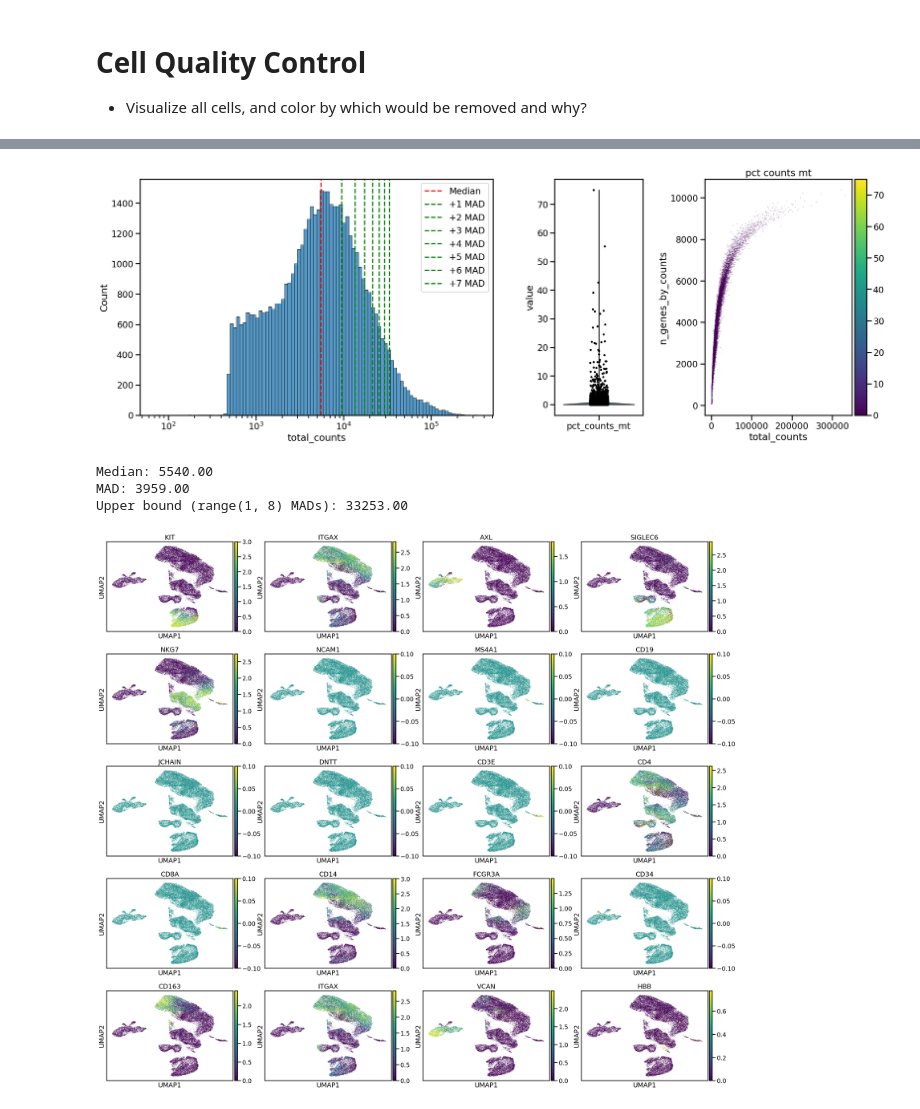
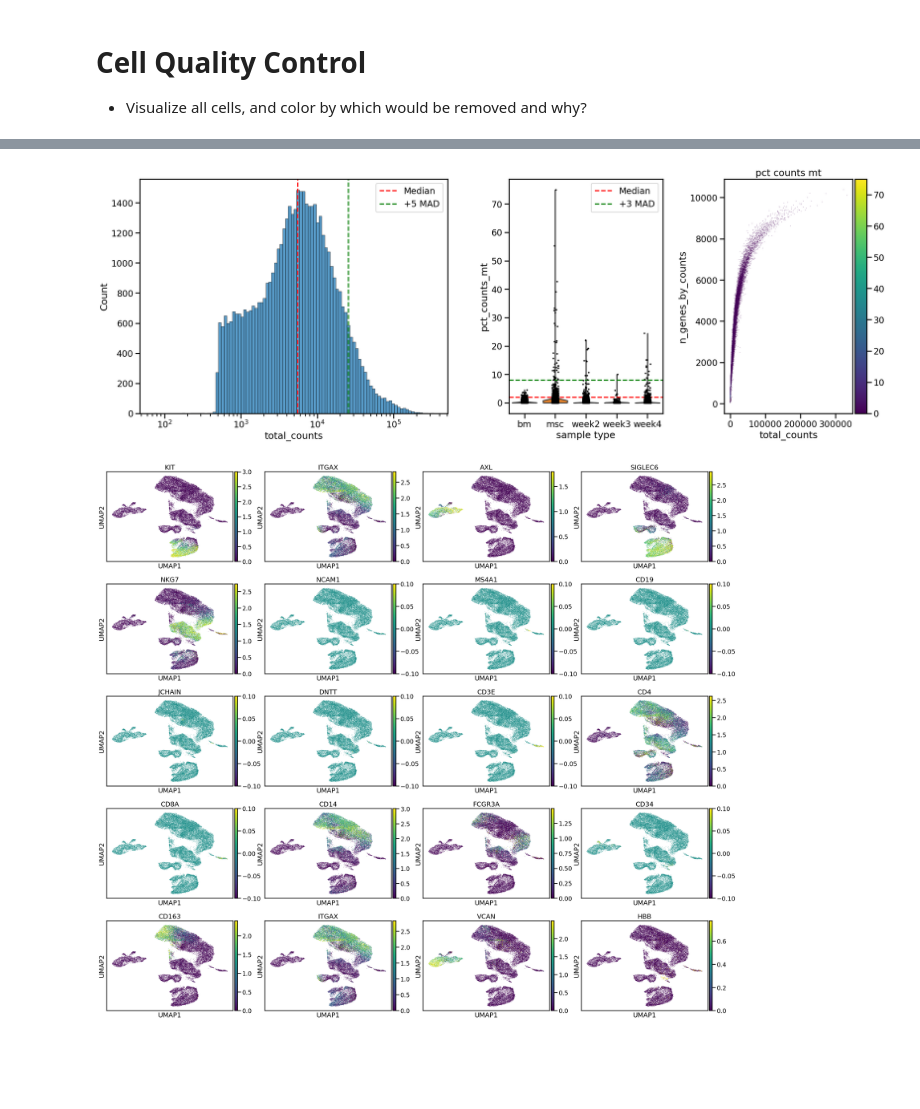
Before and after one commit to kevin-lee-aifi/mm_bm_chip_organoids, a Jupyter notebook: EXP-01244/rerun_notebooks/processing.ipynb, the cells around one changed output, grey strips where cells are left out. Cells and saved outputs as stored; diff of their text form; code cells hidden in the pictures; blank space fills up the shorter version.

```diff
--- a/EXP-01244/rerun_notebooks/processing.ipynb
+++ b/EXP-01244/rerun_notebooks/processing.ipynb
@@ -11,3 +11,6 @@ wdir = hdir + "/mm_analysis/EXP-01244"
 pltdir = wdir + "/plots/"
 objdir = wdir + "/objects/"
 degdir = wdir + "/deg_list/"
+
+raw_adata = sc.read_h5ad(hdir + '/mm_analysis/EXP-01244/rerun_objects/raw_adata.h5ad')
+adata = sc.read_h5ad(hdir + '/mm_analysis/EXP-01244/rerun_objects/adata.h5ad')
@@ -191,22 +287,25 @@ raw_adata.obs
 # %%
-import numpy as np
-from scipy.stats import median_abs_deviation
-import seaborn as sns
-import matplotlib.pyplot as plt
-import scanpy as sc
+def plot_with_mads(adata, nmad=5, mt_nmad=3):
 
-def plot_with_mads(adata, nmads=range(1, 8)):
     fig, ax = plt.subplots(1, 3, figsize=(25, 8),
-                          gridspec_kw={'width_ratios': [2, 0.5, 1], 'wspace': 0.3})
+                          gridspec_kw={'width_ratios': [2, 1, 1], 'wspace': 0.3})
+
+    adata.var["mt"] = adata.var_names.str.startswith("MT-")                 # mitochondrial genes
+    adata.var["ribo"] = adata.var_names.str.startswith(("RPS", "RPL"))      # ribosomal genes
+    adata.var["hb"] = adata.var_names.str.contains(("^HB[^(P)]"))           # hemoglobin genes
+
+    sc.pp.calculate_qc_metrics(
+        adata, qc_vars=["mt", "ribo", "hb"], inplace=True, percent_top=[20], log1p=True
+    )
 
     # Calculate MAD thresholds
-    M = adata.obs["total_counts"]
-    median = np.median(M)
-    mad = median_abs_deviation(M)
+    counts_M = adata.obs["total_counts"]
+    counts_median = np.median(counts_M)
+    counts_mad = median_abs_deviation(counts_M)
 
     # Plot histogram with MAD thresholds
     sns.histplot(
-        data=M,
+        data=counts_M,
         bins=100,
         kde=False,
         ax=ax[0],
@@ -214,51 +313,53 @@ def plot_with_mads(adata, nmads=range(1, 8)):
     )
 
     # Add vertical lines for median and MAD thresholds
-    ax[0].axvline(x=median, color='red', linestyle='--', label='Median')
+    ax[0].axvline(x=counts_median, color='red', linestyle='--', label='Median')
 
-    for nmad in nmads:
-        upper_bound = median + nmad * mad
-        ax[0].axvline(x=upper_bound, color='green', linestyle='--', label=f'+{nmad} MAD')
+    count_upper_bound = counts_median + nmad * counts_mad
+    ax[0].axvline(x=count_upper_bound, color='green', linestyle='--', label=f'+{nmad} MAD')
 
     ax[0].legend()
 
     # Violin plot
     sc.pl.violin(
         adata,
         "pct_counts_mt",
+        groupby="sample_type",
         show=False,
         ax=ax[1],
-        size=4
+        size=3
     )
+
+    mt_M = adata.obs["total_counts_mt"]
+    mt_median = np.median(mt_M)
+    mt_mad = median_abs_deviation(mt_M)
+
+    ax[1].axhline(y=mt_median, color='red', linestyle='--', label='Median')
+
+    mt_upper_bound = mt_median + mt_nmad * mt_mad
+    ax[1].axhline(y=mt_upper_bound, color='green', linestyle='--', label=f'+{mt_nmad} MAD')
+
+    ax[1].legend()
 
     # Scatter plot
     scatter = sc.pl.scatter(
         adata,
         "total_counts",
         "n_genes_by_counts",
         color="pct_counts_mt",
         show=False,
         ax=ax[2]
     )
 
     # Clear existing colorbar and add new one
     ax[2].collections[0].colorbar.remove()
     plt.colorbar(ax[2].collections[0], ax=ax[2], pad=0.015)
 
     plt.show()
 
-    # Print the threshold values
-    print(f"Median: {median:.2f}")
-    print(f"MAD: {mad:.2f}")
-    print(f"Upper bound ({nmads} MADs): {upper_bound:.2f}")
-
-# Usage:
 plot_with_mads(raw_adata)
 # %% [output]
-[figure, old version]
+[figure, new version]
-Median: 5540.00
-MAD: 3959.00
-Upper bound (range(1, 8) MADs): 33253.00
 # %%
 markers = ['KIT', 'ITGAX', 'AXL', 'SIGLEC6', 'NKG7', 'NCAM1', 'MS4A1', 'CD19', 'JCHAIN', 'DNTT', 'CD3E', 'CD4', 'CD8A', 'CD14', 'FCGR3A', 'CD34',  'CD163', 'ITGAX', 'VCAN', 'HBB']
 
```
Also changed, not shown: parts of 4 cells of this notebook.
